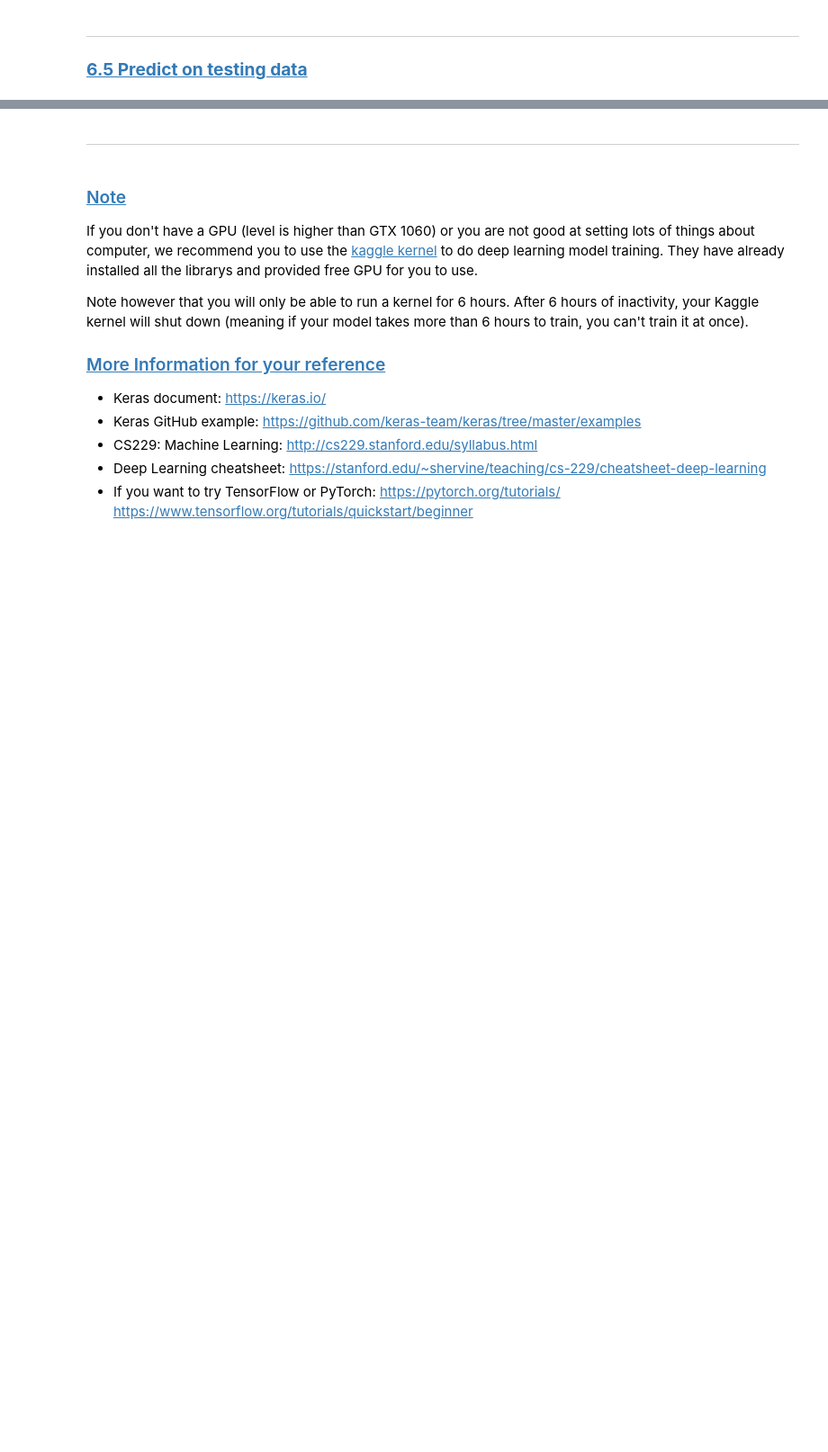
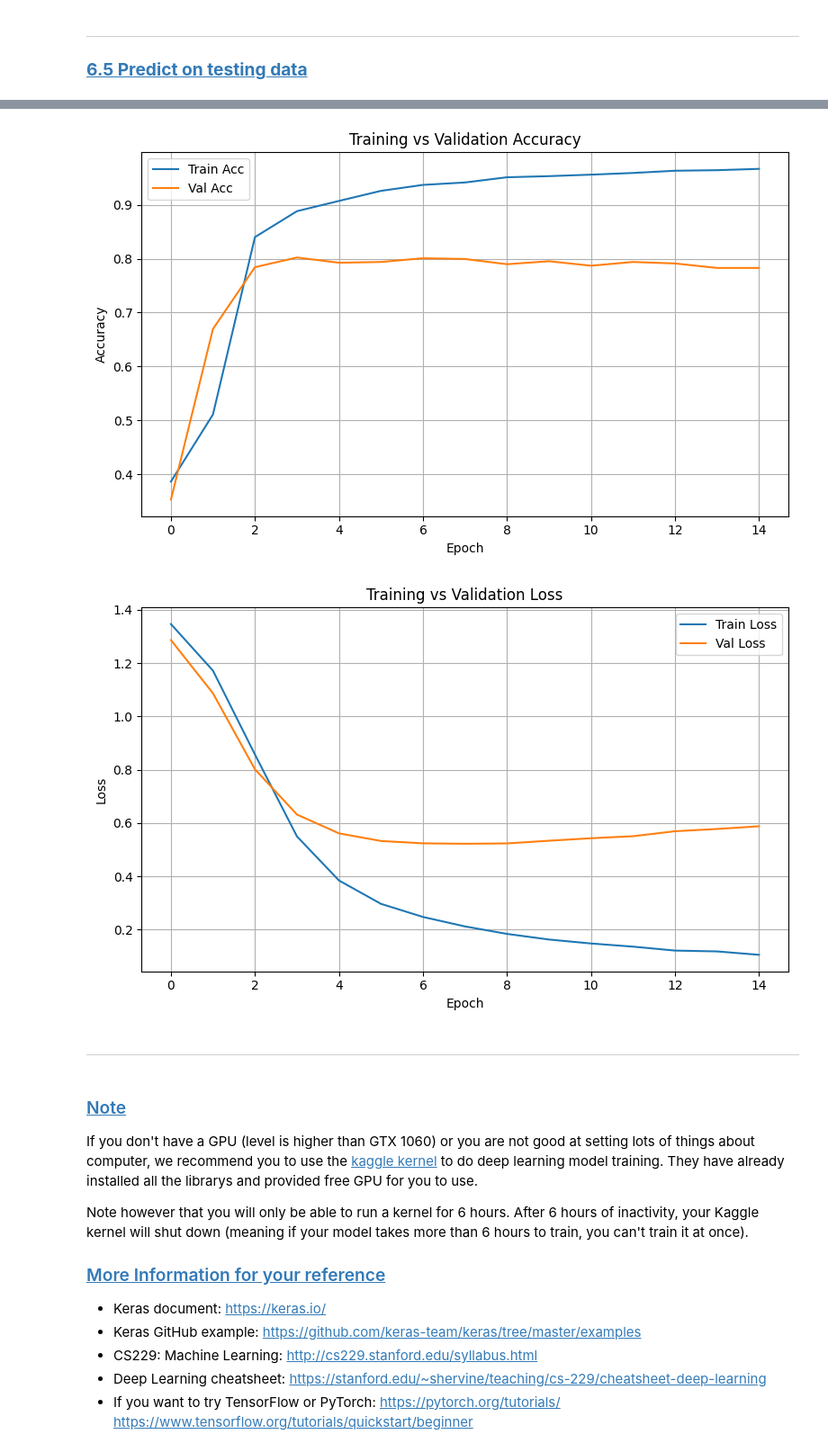
Before and after one commit to Limardi/DM2025-Lab2-Exercise, a Jupyter notebook: DM2025-Lab2-Master-Phase_1.ipynb, the cells around one changed output, grey strips where cells are left out. Shown at 90% size. Cells and saved outputs as stored; diff of their text form; code cells hidden in the pictures; blank space fills up the shorter version.

```diff
--- a/DM2025-Lab2-Master-Phase_1.ipynb
+++ b/DM2025-Lab2-Master-Phase_1.ipynb
@@ -851,0 +852,71 @@ Plot the Training and Validation Accuracy and Loss (different plots), just like
+# %%
+# Answer here
+import pandas as pd
+from sklearn.feature_extraction.text import TfidfVectorizer
+from sklearn.preprocessing import LabelEncoder
+from sklearn.model_selection import train_test_split
+import tensorflow as tf
+import matplotlib.pyplot as plt
+
+# 1) Load data (adjust columns if needed)
+train_df = pd.read_pickle('data/train_df.pkl')
+TEXT_COL = 'text'
+LABEL_COL = 'emotion'
+
+# Combine (optional): if you also have test_df and want a single split here:
+# test_df = pd.read_pickle('data/test_df.pkl')
+# df = pd.concat([train_df, test_df], ignore_index=True)
+df = train_df.copy()
+
+# 2) Vectorize with TF-IDF (1000 features)
+vectorizer = TfidfVectorizer(max_features=1000, stop_words='english', lowercase=True)
+X = vectorizer.fit_transform(df[TEXT_COL].astype(str)).toarray()
+
+# 3) Encode labels
+le = LabelEncoder()
+y = le.fit_transform(df[LABEL_COL])
+
+# 4) Train/Val split
+X_train, X_val, y_train, y_val = train_test_split(
+    X, y, test_size=0.2, random_state=42, stratify=y
+)
+
+# 5) Build a simple NN
+model = tf.keras.Sequential([
+    tf.keras.layers.Input(shape=(X_train.shape[1],)),
+    tf.keras.layers.Dense(256, activation='relu'),
+    tf.keras.layers.Dropout(0.3),
+    tf.keras.layers.Dense(len(le.classes_), activation='softmax')
+])
+
+model.compile(
+    optimizer='adam',
+    loss='sparse_categorical_crossentropy',
+    metrics=['accuracy']
+)
+
+# 6) Train with validation
+history = model.fit(
+    X_train, y_train,
+    validation_data=(X_val, y_val),
+    epochs=15,
+    batch_size=64,
+    verbose=1
+)
+
+# 7) Plot Accuracy
+plt.figure(figsize=(8,5))
+plt.plot(history.history['accuracy'], label='Train Acc')
+plt.plot(history.history['val_accuracy'], label='Val Acc')
+plt.xlabel('Epoch'); plt.ylabel('Accuracy'); plt.title('Training vs Validation Accuracy')
+plt.legend(); plt.grid(True); plt.tight_layout()
+plt.show()
+
+# 8) Plot Loss
+plt.figure(figsize=(8,5))
+plt.plot(history.history['loss'], label='Train Loss')
+plt.plot(history.history['val_loss'], label='Val Loss')
+plt.xlabel('Epoch'); plt.ylabel('Loss'); plt.title('Training vs Validation Loss')
+plt.legend(); plt.grid(True); plt.tight_layout()
+plt.show()
+# %% [output]
@@ -852,3 +940,5 @@ Plot the Training and Validation Accuracy and Loss (different plots), just like
+[figure, added]
+[figure, added]
 # %% [markdown]
 ---
 # %% [markdown]
```
Also changed, not shown: parts of 25 cells of this notebook, 1 other file.
